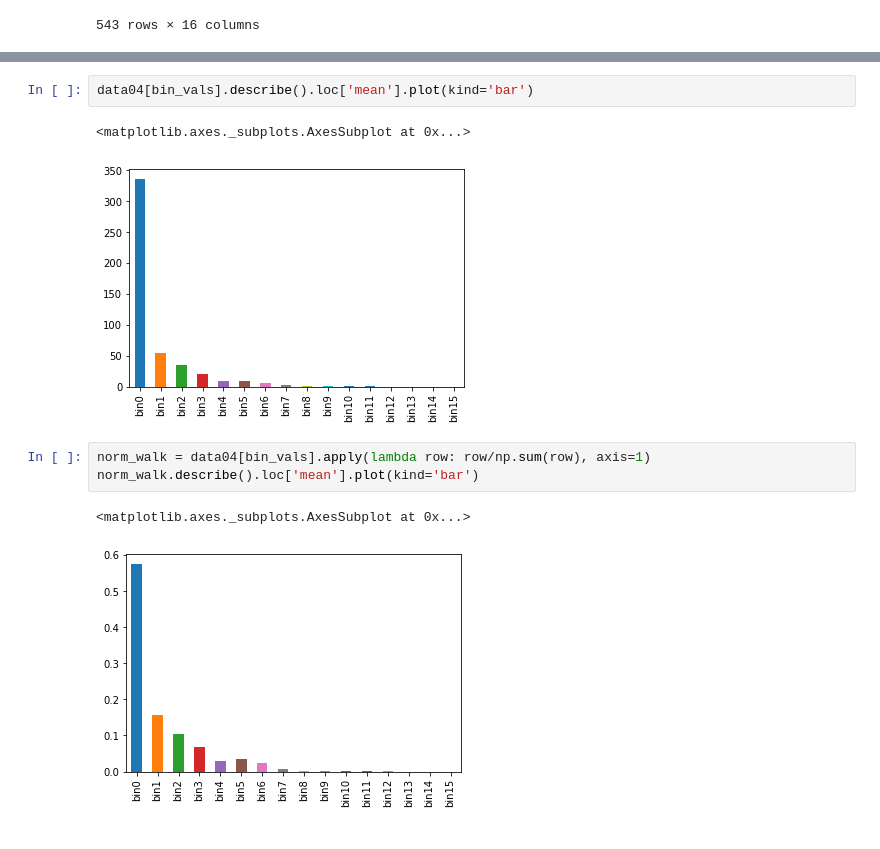
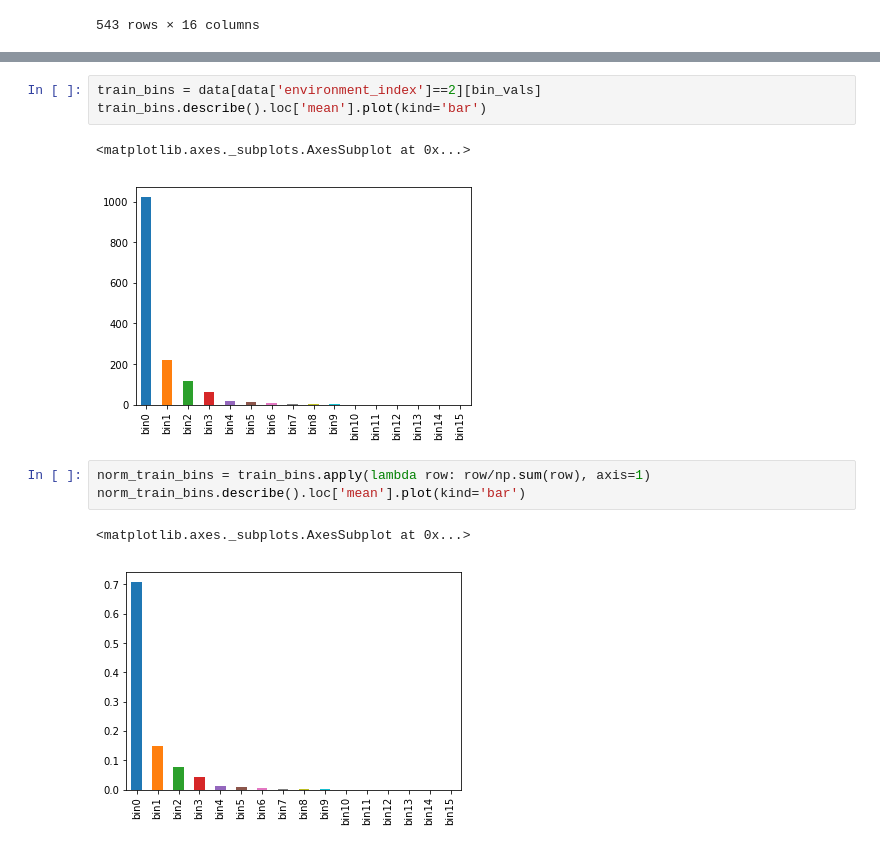
Before and after one commit to MihaiVisu/HonoursProject, a Jupyter notebook: notebooks/all_transport_data.ipynb, the cells around one changed output, grey strips where cells are left out. Cells and saved outputs as stored; diff of their text form.

Commit message:
add new plots for each mode of transport

```diff
--- a/notebooks/all_transport_data.ipynb
+++ b/notebooks/all_transport_data.ipynb
@@ -358,11 +371,12 @@ bike
 # %%
-data04[bin_vals].describe().loc['mean'].plot(kind='bar')
+train_bins = data[data['environment_index']==2][bin_vals]
+train_bins.describe().loc['mean'].plot(kind='bar')
 # %% [output]
 <matplotlib.axes._subplots.AxesSubplot at 0x...>
-[figure, old version]
+[figure, new version]
 # %%
-norm_walk = data04[bin_vals].apply(lambda row: row/np.sum(row), axis=1)
-norm_walk.describe().loc['mean'].plot(kind='bar')
+norm_train_bins = train_bins.apply(lambda row: row/np.sum(row), axis=1)
+norm_train_bins.describe().loc['mean'].plot(kind='bar')
 # %% [output]
 <matplotlib.axes._subplots.AxesSubplot at 0x...>
-[figure, old version]
+[figure, new version]
```
Also changed, not shown: parts of 9 cells of this notebook, 2 other files.
